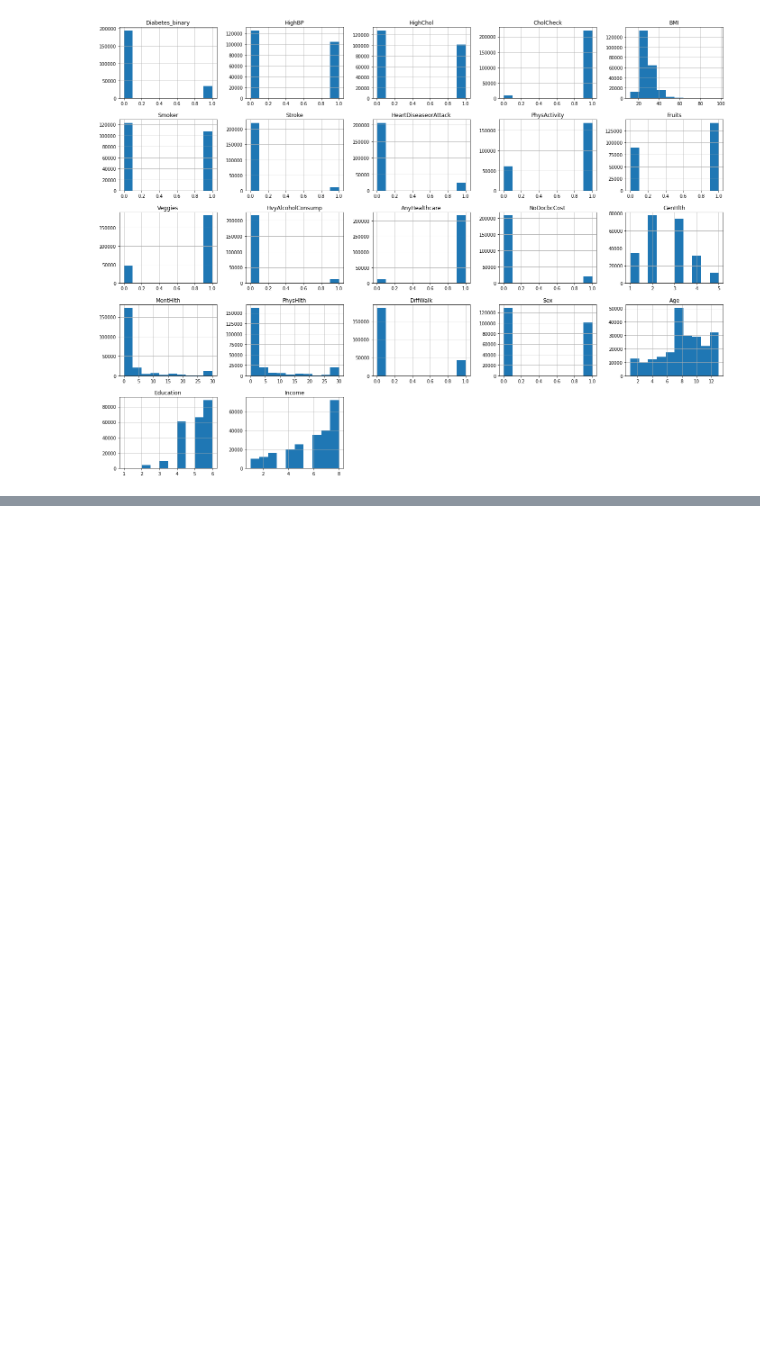
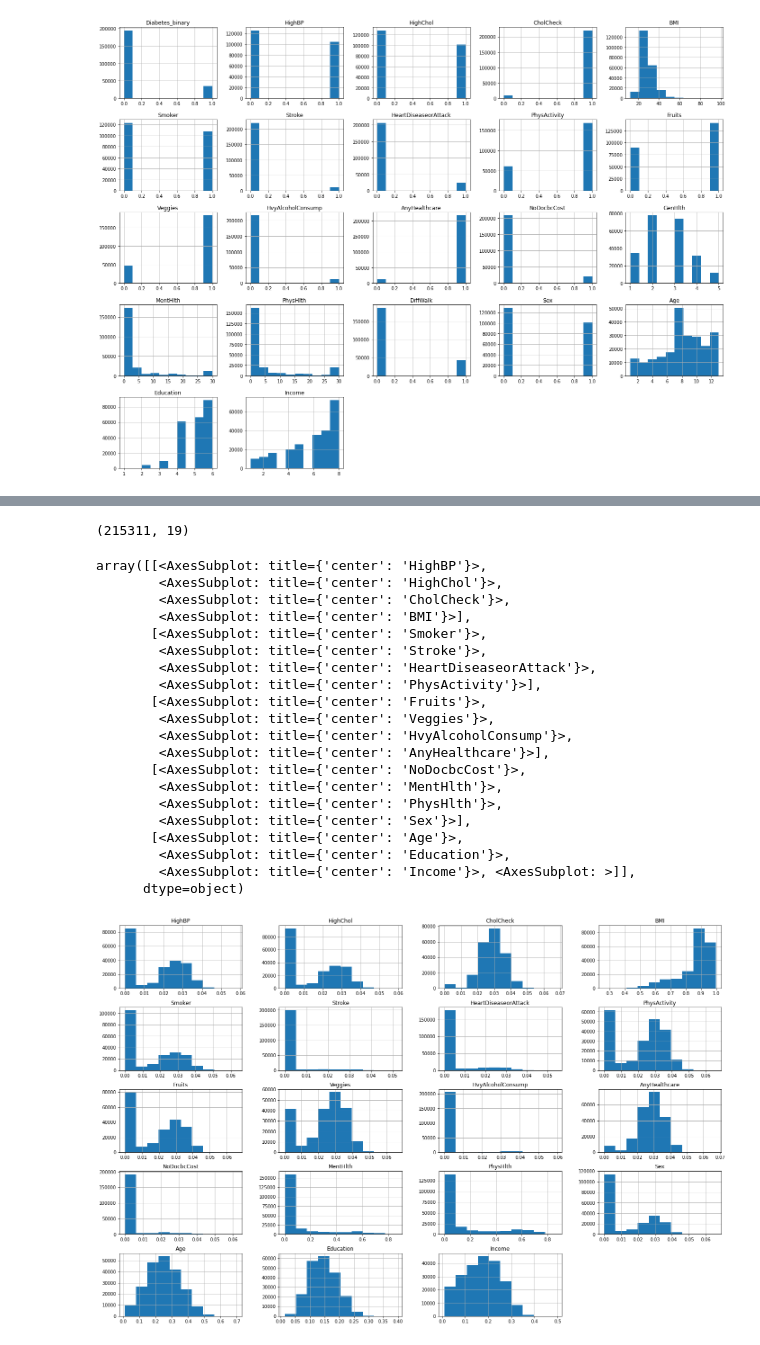
Before and after one commit to dplazau/ironhack-bootcamp, a Jupyter notebook: projects/ironhack-final-project/index.ipynb, the cells around one changed output, grey strips where cells are left out. Saved outputs shown, nothing was run; the diff lists cells and outputs as text; code cells hidden in the pictures; blank space fills up the shorter version.

```diff
--- a/projects/ironhack-final-project/index.ipynb
+++ b/projects/ironhack-final-project/index.ipynb
@@ -229,0 +208,4 @@ Please also refer to the documentation for alternative solver options:
+# %%
+col_to_drop = ["DiffWalk", "GenHlth"]
+df = df.drop(["DiffWalk", "GenHlth"], axis=1)
+df.head()
@@ -243,0 +268,4 @@ for prediction in lst_predictions_per_model:
+# %%
+# because we have only integer (discrete and float), lets scale all float values
+from sklearn.preprocessing import Normalizer
+X_train_scaled, X_test_scaled = utils.scale_sets([X_train, X_test], scaler=Normalizer)
@@ -243,0 +288,30 @@ for prediction in lst_predictions_per_model:
+# %%
+from imblearn.combine import SMOTEENN
+balancer = SMOTEENN()
+X_train_scaled_balanced, y_train_balanced = balancer.fit_resample(X_train_scaled, y_train)
+# %%
+display(X_train_scaled_balanced.shape)
+X_train_scaled_balanced.hist(figsize=(24, 16))
+# %% [output]
+(215311, 19)
+array([[<AxesSubplot: title={'center': 'HighBP'}>,
+        <AxesSubplot: title={'center': 'HighChol'}>,
+        <AxesSubplot: title={'center': 'CholCheck'}>,
+        <AxesSubplot: title={'center': 'BMI'}>],
+       [<AxesSubplot: title={'center': 'Smoker'}>,
+        <AxesSubplot: title={'center': 'Stroke'}>,
+        <AxesSubplot: title={'center': 'HeartDiseaseorAttack'}>,
+        <AxesSubplot: title={'center': 'PhysActivity'}>],
+       [<AxesSubplot: title={'center': 'Fruits'}>,
+        <AxesSubplot: title={'center': 'Veggies'}>,
+        <AxesSubplot: title={'center': 'HvyAlcoholConsump'}>,
+        <AxesSubplot: title={'center': 'AnyHealthcare'}>],
+       [<AxesSubplot: title={'center': 'NoDocbcCost'}>,
+        <AxesSubplot: title={'center': 'MentHlth'}>,
+        <AxesSubplot: title={'center': 'PhysHlth'}>,
+        <AxesSubplot: title={'center': 'Sex'}>],
+       [<AxesSubplot: title={'center': 'Age'}>,
+        <AxesSubplot: title={'center': 'Education'}>,
+        <AxesSubplot: title={'center': 'Income'}>, <AxesSubplot: >]],
+      dtype=object)
+[figure, added]
```
Also changed, not shown: parts of 19 cells of this notebook, 1 other file.
